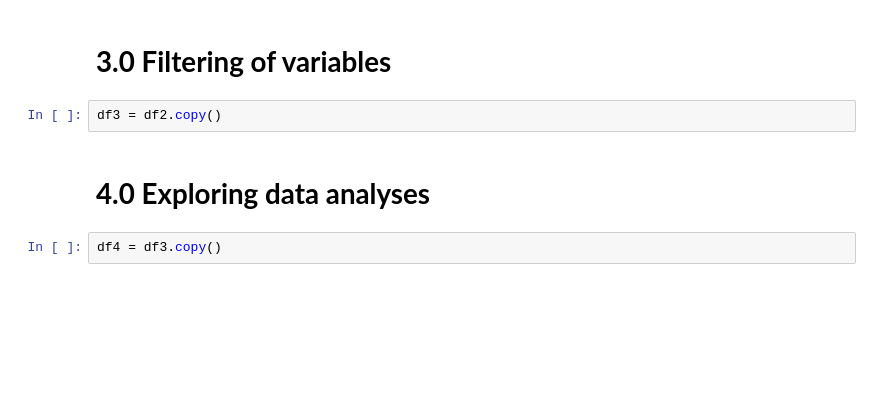
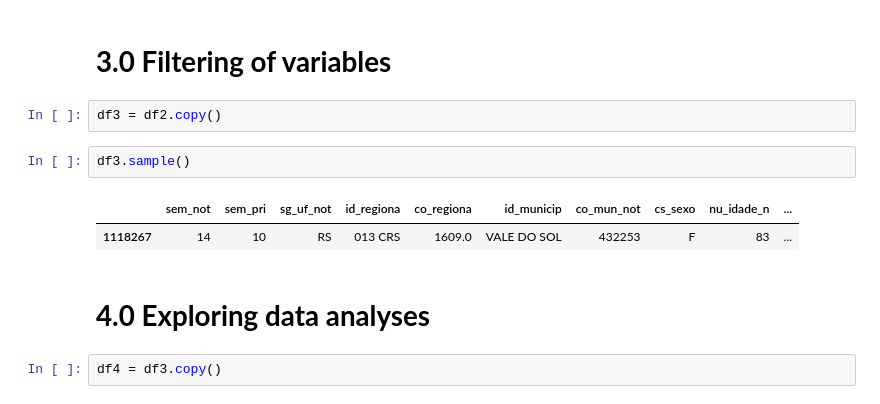
Before and after one commit to wilianuhlmann/olympiad_br_ml_kaggle_ensure_healthy, a Jupyter notebook: olympiad_br_kaggle.ipynb, the cells around one changed output. Drawn from its saved outputs; the diff is of its cells as text; blank space fills up the shorter version.

```diff
--- a/olympiad_br_kaggle.ipynb
+++ b/olympiad_br_kaggle.ipynb
@@ -891,6 +904,11 @@ df2 = df1.copy()
 # **3.0 Filtering of variables**
 # %%
 df3 = df2.copy()
+# %%
+df3.sample()
+# %% [output]
+|  | sem_not | sem_pri | sg_uf_not | id_regiona | co_regiona | id_municip | co_mun_not | cs_sexo | nu_idade_n | ... |
+| 1118267 | 14 | 10 | RS | 013 CRS | 1609.0 | VALE DO SOL | 432253 | F | 83 | ... |
 # %% [markdown]
 # **4.0 Exploring data analyses**
 # %%
```
Also changed, not shown: parts of 34 cells of this notebook.
